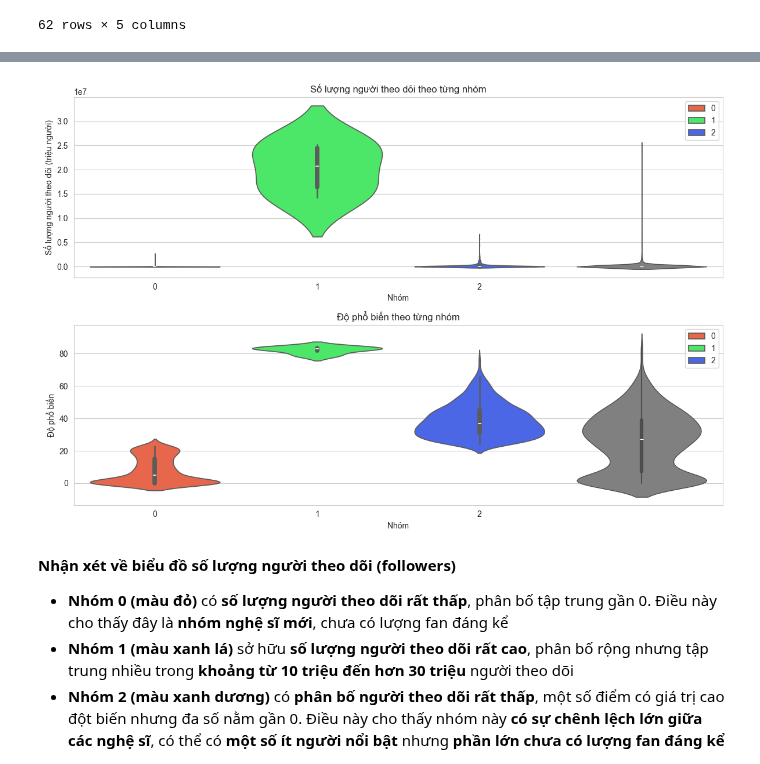
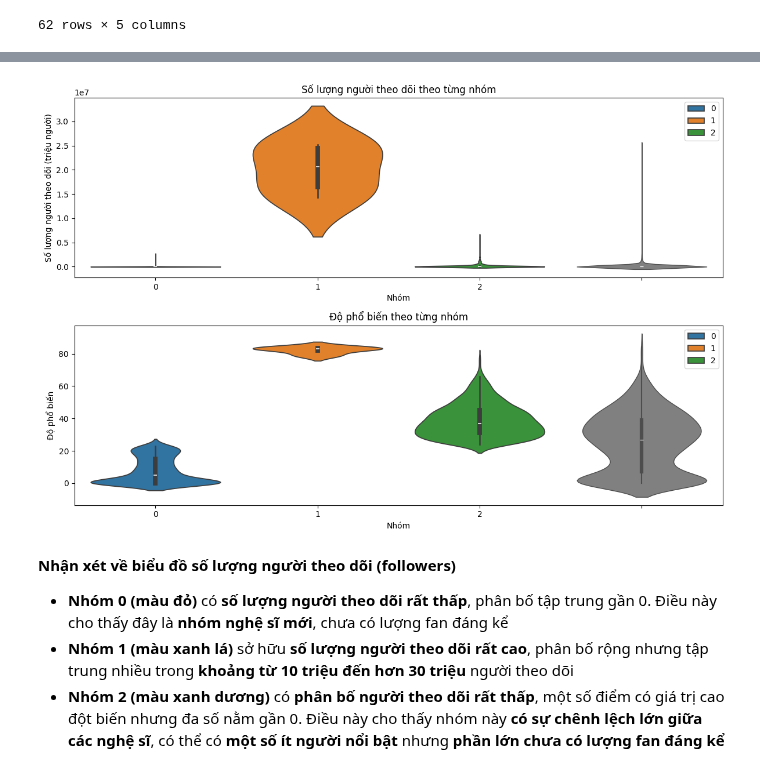
Before and after one commit to 0Nguyen0Cong0Tuan0/Data-Visualization, a Jupyter notebook: Lab1/main.ipynb, the cells around one changed output, grey strips where cells are left out. Drawn from its saved outputs; the diff is of its cells as text; code cells hidden in the pictures.

```diff
--- a/Lab1/main.ipynb
+++ b/Lab1/main.ipynb
@@ -932,3 +929,22 @@ artists[artists['followers'] == 0]
 | 1443 | フォン・クアン | 0 | 0 | https://open.spotify.com/artist/5... | 0 |
 | 1457 | Lena | 0 | 9 | https://open.spotify.com/artist/0... | 0 |
 62 rows × 5 columns
+# %%
+cluster_colors = {0: '#1f77b4',  # Blue
+                  1: '#ff7f0e',  # Orange
+                  2: '#2ca02c'}  # Green
+
+plt.figure(figsize=(15, 6))
+
+sns.scatterplot(data=artists, x='followers', y='popularity', c=artists['cluster'].map(cluster_colors), marker='o')
+
+plt.xlabel(xlabel='Số lượng người theo dõi (triệu người)', fontsize=12)
+plt.ylabel(ylabel='Độ phổ biến', fontsize=12)
+plt.title(label='Dữ liệu nghệ sĩ trên Spotify sau gom nhóm', fontsize=14)
+
+plt.xticks(ticks=range(0, 25000001, 5000000), labels=[f'{i}' for i in range(0, 26, 5)])
+plt.yticks(ticks=range(0, 101, 20))
+plt.ylim(bottom=-5, top=105)
+
+plt.tight_layout()
+plt.show()
@@ -935,26 +953,23 @@ artists[artists['followers'] == 0]
 # %%
 fig, axes = plt.subplots(nrows=2, ncols=1, figsize=(12, 8))
-cluster_colors = ['#FF5733', '#33FF57', '#3357FF']
 
 sns.violinplot(x=artists['cluster'], y=artists['followers'], palette=cluster_colors, hue=artists['cluster'], ax=axes[0])
 sns.violinplot(y=artists['followers'], color='gray', linewidth=1, ax=axes[0])
 axes[0].set_xlabel(xlabel='Nhóm')
 axes[0].set_ylabel(ylabel='Số lượng người theo dõi (triệu người)')
 axes[0].set_title(label='Số lượng người theo dõi theo từng nhóm')
 
 sns.violinplot(x=artists['cluster'], y=artists['popularity'], palette=cluster_colors, hue=artists['cluster'], ax=axes[1])
 sns.violinplot(y=artists['popularity'], color='gray', linewidth=1, ax=axes[1])
 axes[1].set_xlabel(xlabel='Nhóm')
 axes[1].set_ylabel(ylabel='Độ phổ biến')
 axes[1].set_title(label='Độ phổ biến theo từng nhóm')
 
 plt.tight_layout()
-
 plt.savefig("k-means-followers-popularity.svg", format="svg", dpi=300)
-
 plt.show()
 # %% [output]
-[figure, old version]
+[figure, new version]
 # %% [markdown]
 **Nhận xét về biểu đồ số lượng người theo dõi (followers)**
 
```
Also changed, not shown: parts of 15 cells of this notebook, 7 other files.
